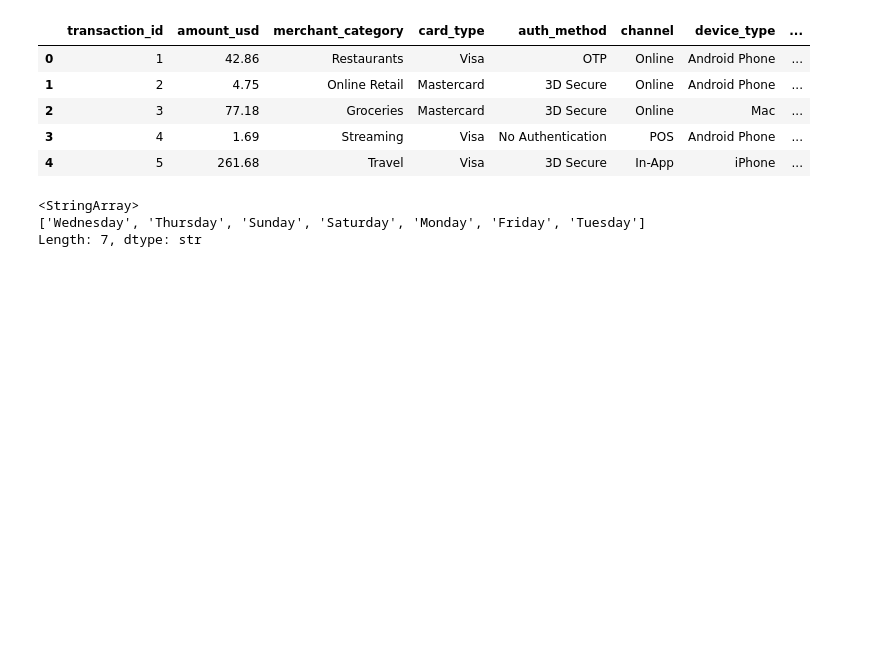
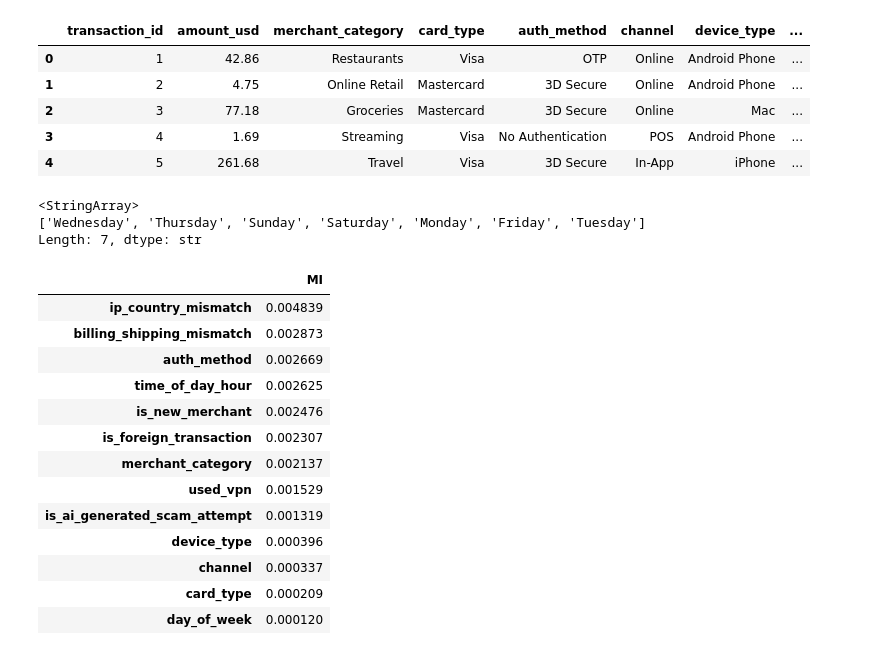
Before and after one commit to MasterGino7/MLZC2026MidTermProject, a Jupyter notebook: Credit Card Fraud Detection.ipynb, the cells around one changed output. Saved outputs shown, nothing was run; the diff lists cells and outputs as text; code cells hidden in the pictures; blank space fills up the shorter version.

```diff
--- a/Credit Card Fraud Detection.ipynb
+++ b/Credit Card Fraud Detection.ipynb
@@ -99,0 +129,23 @@ df_full_train, df_test = train_test_split(df,
+# %%
+def calculate_mi(series):
+    return mutual_info_score(series, df_train['is_fraud'])
+
+df_mi = df_train[categorical].apply(calculate_mi)
+df_mi = df_mi.sort_values(ascending=False).to_frame(name='MI')
+
+display(df_mi)
+# %% [output]
+|  | MI |
+| ip_country_mismatch | 0.004839 |
+| billing_shipping_mismatch | 0.002873 |
+| auth_method | 0.002669 |
+| time_of_day_hour | 0.002625 |
+| is_new_merchant | 0.002476 |
+| is_foreign_transaction | 0.002307 |
+| merchant_category | 0.002137 |
+| used_vpn | 0.001529 |
+| is_ai_generated_scam_attempt | 0.001319 |
+| device_type | 0.000396 |
+| channel | 0.000337 |
+| card_type | 0.000209 |
+| day_of_week | 0.000120 |
```
Also changed, not shown: parts of 19 cells of this notebook.
